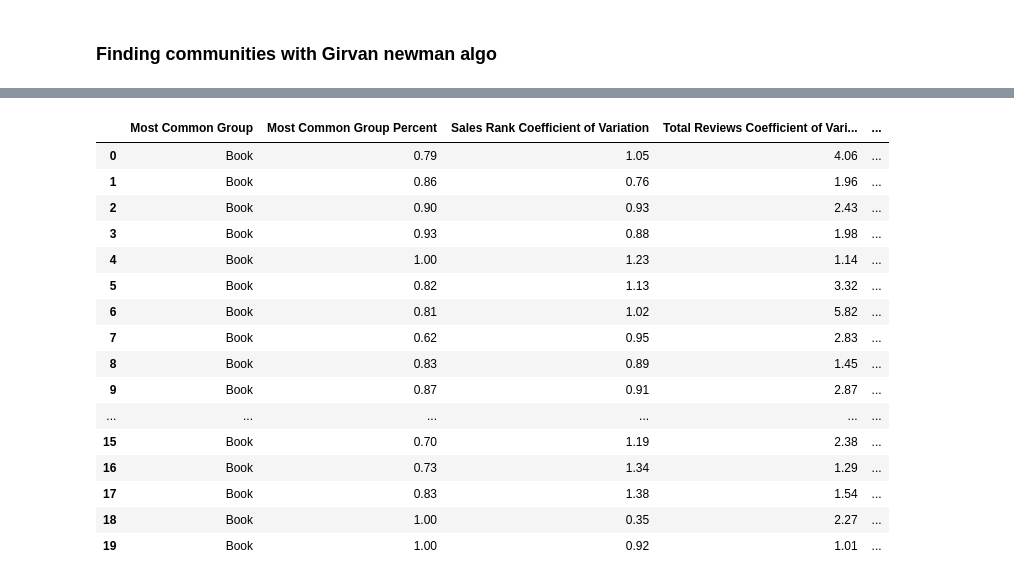
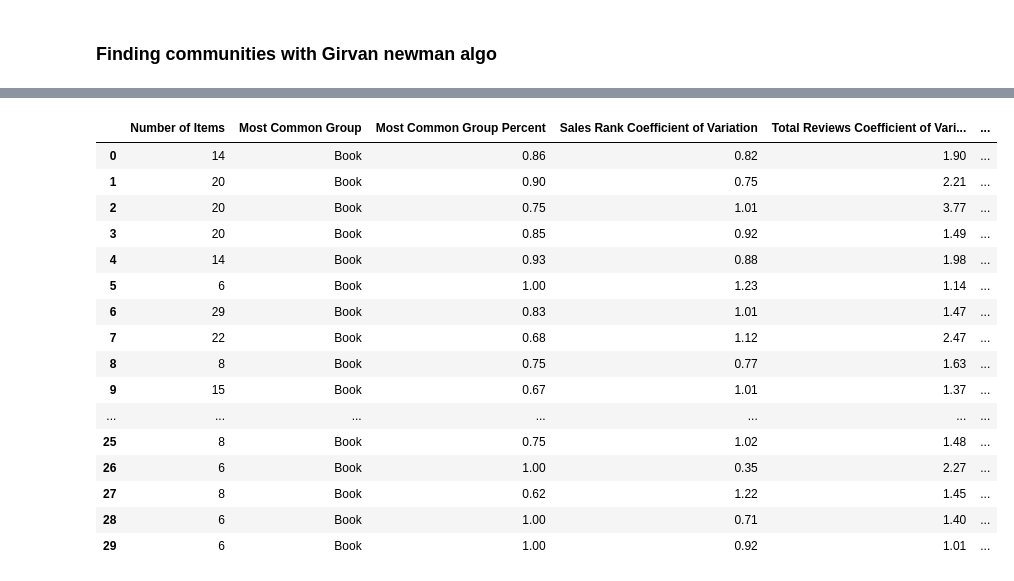
Before and after one commit to Wesam-Hashmeh/Amazon-Products-SNA, a Jupyter notebook: AmazonSNA.ipynb, the cells around one changed output, grey strips where cells are left out. Drawn from its saved outputs; the diff is of its cells as text; code cells hidden in the pictures.

```diff
--- a/AmazonSNA.ipynb
+++ b/AmazonSNA.ipynb
@@ -179,7 +179,7 @@ df
 
 import itertools
 
-k = 20
+k = 30
 comp = nx.community.girvan_newman(G)
 limited = itertools.takewhile(lambda c: len(c) <= k, comp)
 for communities in limited:
@@ -208,2 +208,24 @@ for i in coms:
 
 [200, 631, 632, 633, 634, 635]
+# %%
+community_metrics = []
+for c in coms:
+    sub_graph = G.subgraph(c)
+    community_metrics.append({"Number of Nodes":len(c),
+                              "Normalized Diameter" : round(nx.diameter(nx.Graph(sub_graph)) / len(c),2),
+                              "Betweenness Centrality": sum(nx.betweenness_centrality(sub_graph)),
+                              "Closness Centrality": sum(nx.closeness_centrality(sub_graph)),
+                              "Avg Degree": round(sum(dict(nx.degree(sub_graph)).values()) / len(c),2),
+                              "Average Shortest Path": nx.average_shortest_path_length(nx.Graph(sub_graph)),
+                              "Reciprocity": nx.reciprocity(sub_graph),
+                              "Density": nx.density(sub_graph)})
+
+com_metrics_df = pd.DataFrame(community_metrics, columns=['Number of Nodes',
+                                                          'Normalized Diameter',
+                                                          'Betweenness Centrality',
+                                                          'Closness Centrality',
+                                                          'Avg Degree',
+                                                          'Average Shortest Path',
+                                                          'Reciprocity',
+                                                          'Density'])
+com_metrics_df
@@ -263,49 +300,50 @@ def analyze_community(group:list[str], common_categories_threshold):
 
     Common_Categories = {}
     for index, row in group_df.iterrows():
         cats = list(row['Categories'])
         for c in cats:
             if c in Common_Categories:
                 Common_Categories[c] += 1
             else:
                 Common_Categories[c] = 0
 
     for key, value in list(Common_Categories.items()):
         if value / len(group_df) <= common_categories_threshold:
             del Common_Categories[key]
         else:
             Common_Categories[key] = round(group_df['Categories'].apply(lambda x: key in list(x)).sum() / len(group_df),2)
 
-    return {"Most Common Group": most_common_group,
+    return {"Number of Items":len(group_df),
+            "Most Common Group": most_common_group,
             "Most Common Group Percent": most_common_group_percent,
             "Sales Rank Coefficient of Variation": salesrank_cv,
             "Total Reviews Coefficient of Variation": totalreviews_cv,
             "Average Rating Coefficient of Variation": avgrating_cv,
             "Common Categories": Common_Categories}
 
 temp = [analyze_community(c, 0.5) for c in coms]
-community_analysis = pd.DataFrame(temp, columns=['Most Common Group',
+community_analysis = pd.DataFrame(temp, columns=['Number of Items', 'Most Common Group',
                                            'Most Common Group Percent',
                                            'Sales Rank Coefficient of Variation',
                                            'Total Reviews Coefficient of Variation',
                                            'Average Rating Coefficient of Variation',
                                            'Common Categories'])
 community_analysis
 # %% [output]
-|  | Most Common Group | Most Common Group Percent | Sales Rank Coefficient of Variation | Total Reviews Coefficient of Vari... | ... |
-| 0 | Book | 0.79 | 1.05 | 4.06 | ... |
-| 1 | Book | 0.86 | 0.76 | 1.96 | ... |
-| 2 | Book | 0.90 | 0.93 | 2.43 | ... |
-| 3 | Book | 0.93 | 0.88 | 1.98 | ... |
-| 4 | Book | 1.00 | 1.23 | 1.14 | ... |
-| 5 | Book | 0.82 | 1.13 | 3.32 | ... |
-| 6 | Book | 0.81 | 1.02 | 5.82 | ... |
-| 7 | Book | 0.62 | 0.95 | 2.83 | ... |
-| 8 | Book | 0.83 | 0.89 | 1.45 | ... |
-| 9 | Book | 0.87 | 0.91 | 2.87 | ... |
-| ... | ... | ... | ... | ... | ... |
-| 15 | Book | 0.70 | 1.19 | 2.38 | ... |
-| 16 | Book | 0.73 | 1.34 | 1.29 | ... |
-| 17 | Book | 0.83 | 1.38 | 1.54 | ... |
-| 18 | Book | 1.00 | 0.35 | 2.27 | ... |
-| 19 | Book | 1.00 | 0.92 | 1.01 | ... |
+|  | Number of Items | Most Common Group | Most Common Group Percent | Sales Rank Coefficient of Variation | Total Reviews Coefficient of Vari... | ... |
+| 0 | 14 | Book | 0.86 | 0.82 | 1.90 | ... |
+| 1 | 20 | Book | 0.90 | 0.75 | 2.21 | ... |
+| 2 | 20 | Book | 0.75 | 1.01 | 3.77 | ... |
+| 3 | 20 | Book | 0.85 | 0.92 | 1.49 | ... |
+| 4 | 14 | Book | 0.93 | 0.88 | 1.98 | ... |
+| 5 | 6 | Book | 1.00 | 1.23 | 1.14 | ... |
+| 6 | 29 | Book | 0.83 | 1.01 | 1.47 | ... |
+| 7 | 22 | Book | 0.68 | 1.12 | 2.47 | ... |
+| 8 | 8 | Book | 0.75 | 0.77 | 1.63 | ... |
+| 9 | 15 | Book | 0.67 | 1.01 | 1.37 | ... |
+| ... | ... | ... | ... | ... | ... | ... |
+| 25 | 8 | Book | 0.75 | 1.02 | 1.48 | ... |
+| 26 | 6 | Book | 1.00 | 0.35 | 2.27 | ... |
+| 27 | 8 | Book | 0.62 | 1.22 | 1.45 | ... |
+| 28 | 6 | Book | 1.00 | 0.71 | 1.40 | ... |
+| 29 | 6 | Book | 1.00 | 0.92 | 1.01 | ... |
```
Also changed, not shown: parts of 3 cells of this notebook.
